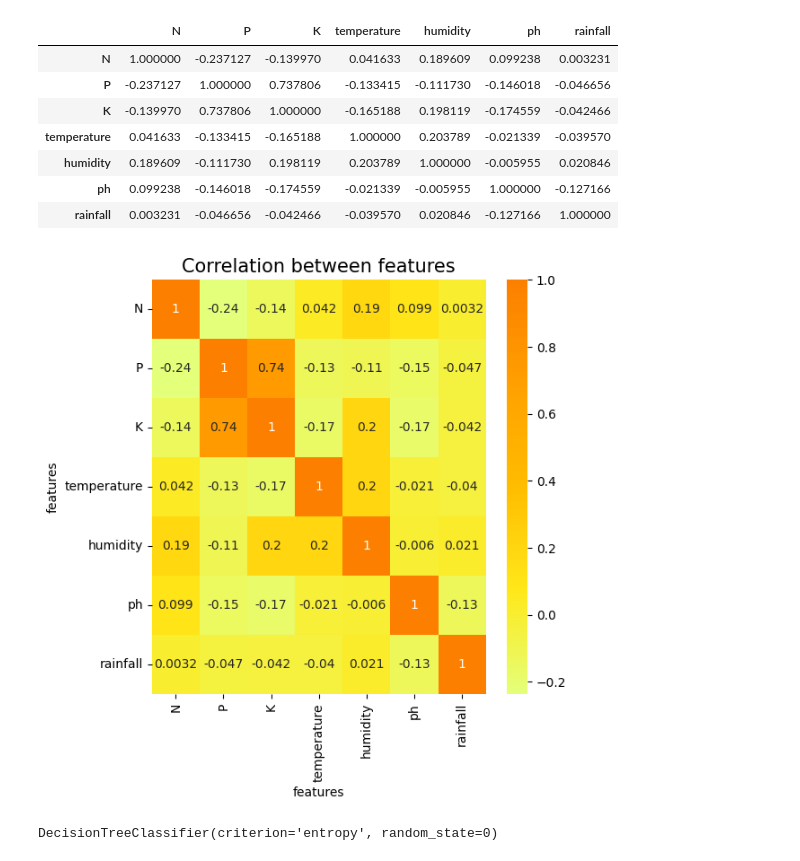
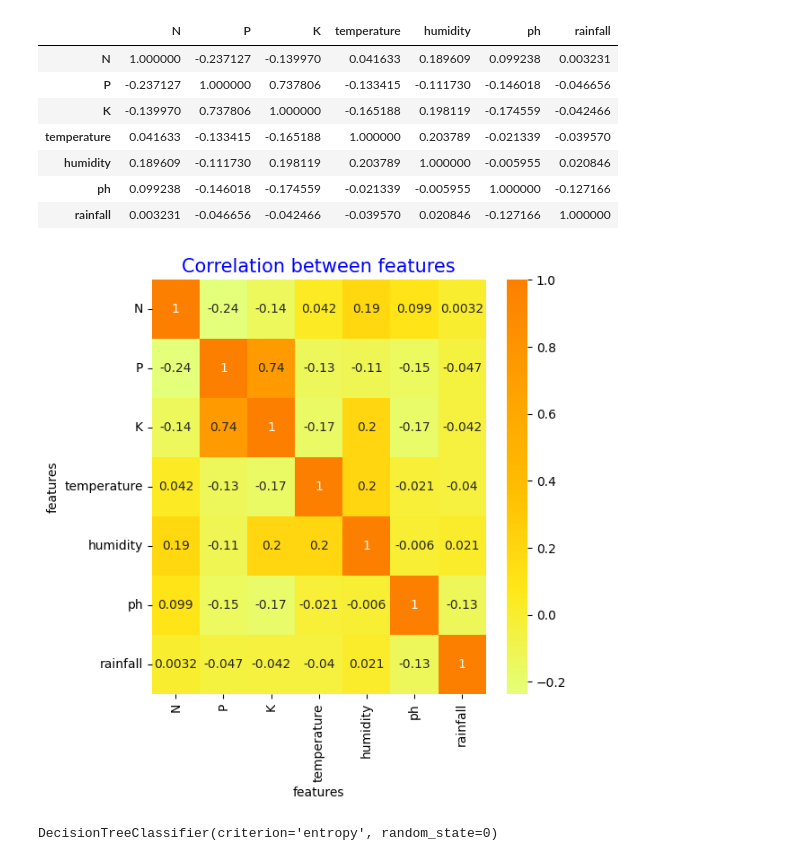
Before and after one commit to prabhjyot009/Crop-recommendation-system, a Jupyter notebook: mainpy.ipynb, the cells around one changed output. Saved outputs shown, nothing was run; the diff lists cells and outputs as text; code cells hidden in the pictures.

```diff
--- a/mainpy.ipynb
+++ b/mainpy.ipynb
@@ -308,13 +339,13 @@ data.corr()
 # %%
 fig,ax=plt.subplots(1,1,figsize=(6,6))
 sns.heatmap(data.corr(),annot=True,cmap='Wistia')
 ax.set(xlabel='features')
 ax.set(ylabel='features')
 
-plt.title('Correlation between features',fontsize=15,c='black')
+plt.title('Correlation between features',fontsize=15,c='blue')
 plt.show()
 # %% [output]
-[figure, old version]
+[figure, new version]
 # %%
 X=data.drop('label',axis=1)
 y=data['label']
```
Also changed, not shown: parts of 11 cells of this notebook.
